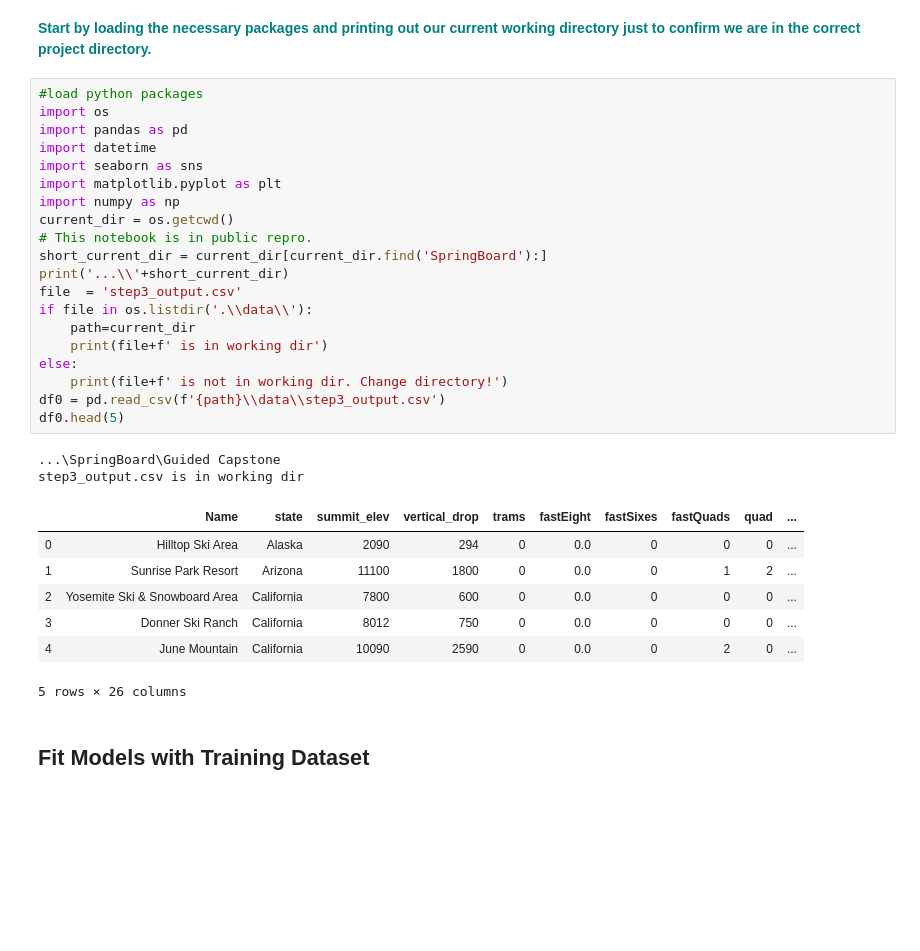
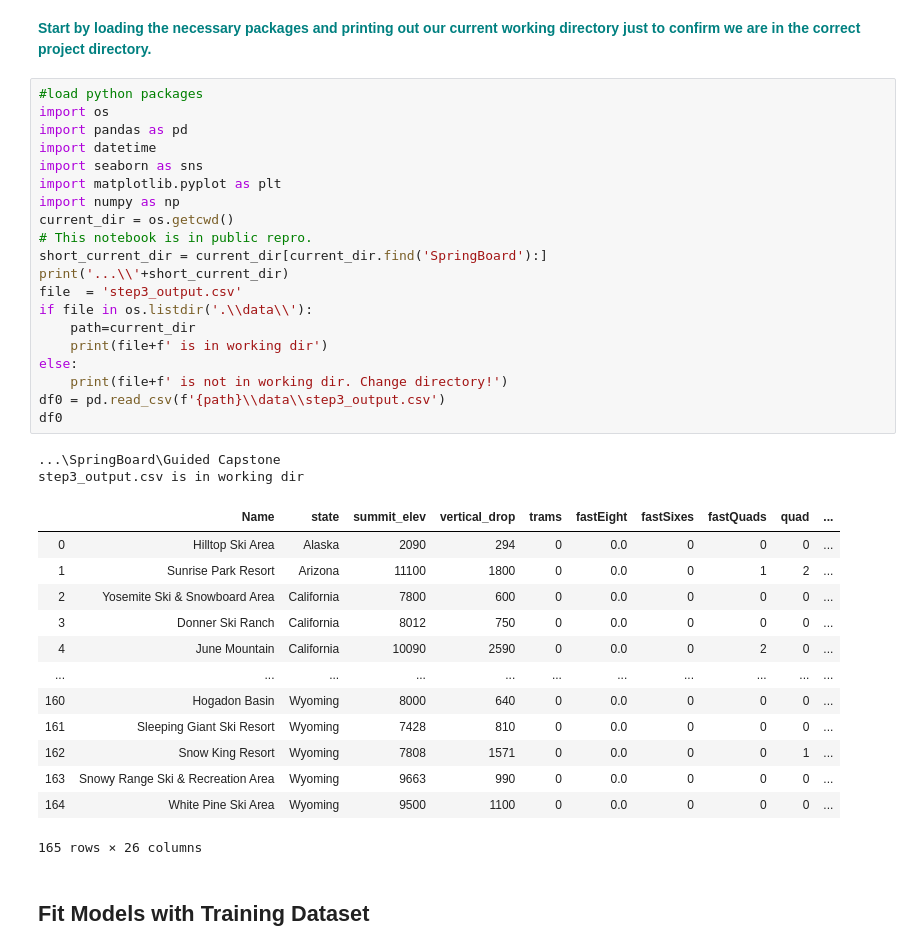
Before and after one commit to ennis-kurt/SpringBoard, a Jupyter notebook: Guided Capstone/GuidedCapstoneStep6HL.ipynb, the cells around one changed output. Saved outputs shown, nothing was run; the diff lists cells and outputs as text; blank space fills up the shorter version.

```diff
--- a/Guided Capstone/GuidedCapstoneStep6HL.ipynb
+++ b/Guided Capstone/GuidedCapstoneStep6HL.ipynb
@@ -27,33 +27,39 @@ In this guided capstone we are going to revisit many of the actions we took in t
 # %%
 #load python packages
 import os
 import pandas as pd
 import datetime
 import seaborn as sns
 import matplotlib.pyplot as plt
 import numpy as np
 current_dir = os.getcwd()
 # This notebook is in public repro.
 short_current_dir = current_dir[current_dir.find('SpringBoard'):]
 print('...\\'+short_current_dir)
 file  = 'step3_output.csv'
 if file in os.listdir('.\\data\\'):
     path=current_dir
     print(file+f' is in working dir')
 else:
     print(file+f' is not in working dir. Change directory!')
 df0 = pd.read_csv(f'{path}\\data\\step3_output.csv')
-df0.head(5)
+df0
 # %% [output]
 ...\SpringBoard\Guided Capstone
 step3_output.csv is in working dir
 |  | Name | state | summit_elev | vertical_drop | trams | fastEight | fastSixes | fastQuads | quad | ... |
 | 0 | Hilltop Ski Area | Alaska | 2090 | 294 | 0 | 0.0 | 0 | 0 | 0 | ... |
 | 1 | Sunrise Park Resort | Arizona | 11100 | 1800 | 0 | 0.0 | 0 | 1 | 2 | ... |
 | 2 | Yosemite Ski & Snowboard Area | California | 7800 | 600 | 0 | 0.0 | 0 | 0 | 0 | ... |
 | 3 | Donner Ski Ranch | California | 8012 | 750 | 0 | 0.0 | 0 | 0 | 0 | ... |
 | 4 | June Mountain | California | 10090 | 2590 | 0 | 0.0 | 0 | 2 | 0 | ... |
+| ... | ... | ... | ... | ... | ... | ... | ... | ... | ... | ... |
+| 160 | Hogadon Basin | Wyoming | 8000 | 640 | 0 | 0.0 | 0 | 0 | 0 | ... |
+| 161 | Sleeping Giant Ski Resort | Wyoming | 7428 | 810 | 0 | 0.0 | 0 | 0 | 0 | ... |
+| 162 | Snow King Resort | Wyoming | 7808 | 1571 | 0 | 0.0 | 0 | 0 | 1 | ... |
+| 163 | Snowy Range Ski & Recreation Area | Wyoming | 9663 | 990 | 0 | 0.0 | 0 | 0 | 0 | ... |
+| 164 | White Pine Ski Area | Wyoming | 9500 | 1100 | 0 | 0.0 | 0 | 0 | 0 | ... |
-5 rows × 26 columns
+165 rows × 26 columns
 # %% [markdown]
 ## Fit Models with Training Dataset
 # %% [markdown]
```
Also changed, not shown: parts of 8 cells of this notebook, 5 other files.
